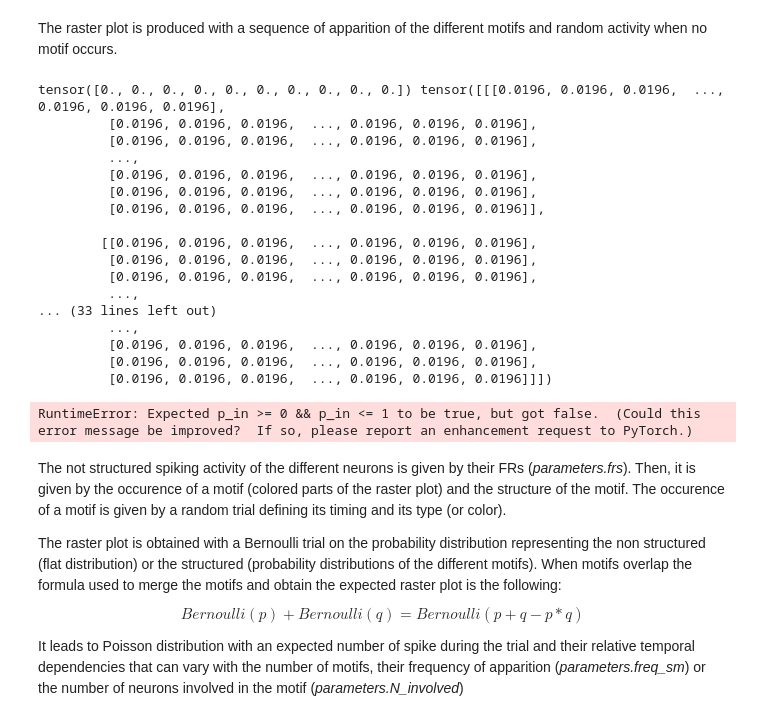
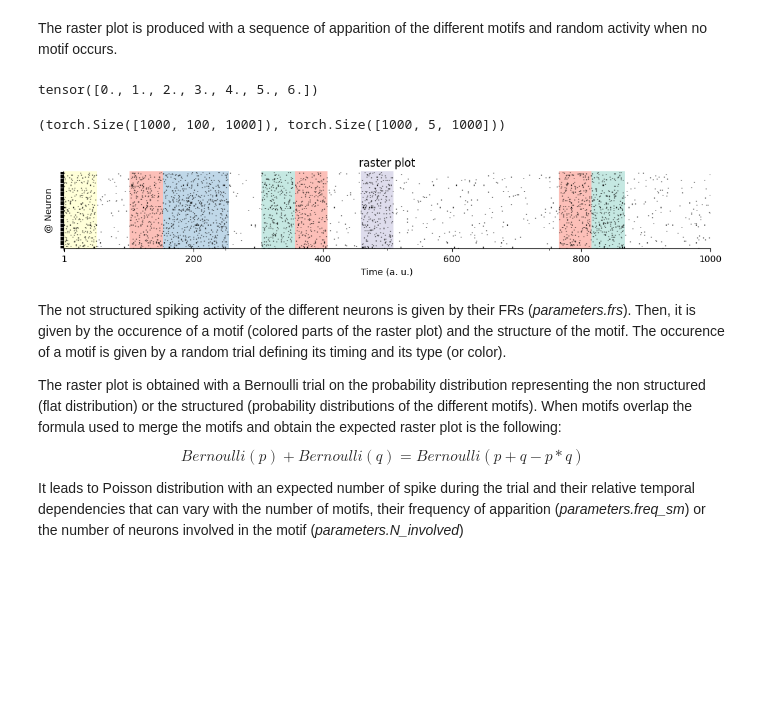
Before and after one commit to AntoineGrimaldi/cosyne-brainchack, a Jupyter notebook: TUTO_synthetic_datasets.ipynb, the cells around one changed output. Cells and saved outputs as stored; diff of their text form; code cells hidden in the pictures; blank space fills up the shorter version.

```diff
--- a/TUTO_synthetic_datasets.ipynb
+++ b/TUTO_synthetic_datasets.ipynb
@@ -61,24 +49,13 @@ plot_SM(sm.SMs);
 # %% [markdown]
 The raster plot is produced with a sequence of apparition of the different motifs and random activity when no motif occurs.
 # %%
-number_of_trials = 100
+number_of_trials = 1000
 input_rp, output_rp = sm.draw_input(nb_trials=number_of_trials)
-# %% [output]
-tensor([0., 0., 0., 0., 0., 0., 0., 0., 0., 0.]) tensor([[[0.0196, 0.0196, 0.0196,  ..., 0.0196, 0.0196, 0.0196],
-         [0.0196, 0.0196, 0.0196,  ..., 0.0196, 0.0196, 0.0196],
-         [0.0196, 0.0196, 0.0196,  ..., 0.0196, 0.0196, 0.0196],
-         ...,
-         [0.0196, 0.0196, 0.0196,  ..., 0.0196, 0.0196, 0.0196],
-         [0.0196, 0.0196, 0.0196,  ..., 0.0196, 0.0196, 0.0196],
-         [0.0196, 0.0196, 0.0196,  ..., 0.0196, 0.0196, 0.0196]],
-
-        [[0.0196, 0.0196, 0.0196,  ..., 0.0196, 0.0196, 0.0196],
-         [0.0196, 0.0196, 0.0196,  ..., 0.0196, 0.0196, 0.0196],
-         [0.0196, 0.0196, 0.0196,  ..., 0.0196, 0.0196, 0.0196],
-         ...,
-... (33 lines left out)
-         ...,
-         [0.0196, 0.0196, 0.0196,  ..., 0.0196, 0.0196, 0.0196],
-         [0.0196, 0.0196, 0.0196,  ..., 0.0196, 0.0196, 0.0196],
-         [0.0196, 0.0196, 0.0196,  ..., 0.0196, 0.0196, 0.0196]]])
-RuntimeError: Expected p_in >= 0 && p_in <= 1 to be true, but got false.  (Could this error message be improved?  If so, please report an enhancement request to PyTorch.)
+# %%
+input_rp.unique()
+# %% [output]
+tensor([0., 1., 2., 3., 4., 5., 6.])
+# %%
+input_rp.shape, output_rp.shape
+# %% [output]
+(torch.Size([1000, 100, 1000]), torch.Size([1000, 5, 1000]))
@@ -85,5 +66,7 @@ RuntimeError: Expected p_in >= 0 && p_in <= 1 to be true, but got false.  (Could
 # %%
-plot_colored_raster(input_rp, output_rp, dataset_parameters.N_delays);
+plot_colored_raster(input_rp, output_rp, dataset_parameters.N_delays, sm.opt.warping_coef);
+# %% [output]
+[figure, added]
 # %% [markdown]
 The not structured spiking activity of the different neurons is given by their FRs (*parameters.frs*). Then, it is given by the occurence of a motif (colored parts of the raster plot) and the structure of the motif. The occurence of a motif is given by a random trial defining its timing and its type (or color).
 
```
Also changed, not shown: parts of 10 cells of this notebook, 3 other files.
